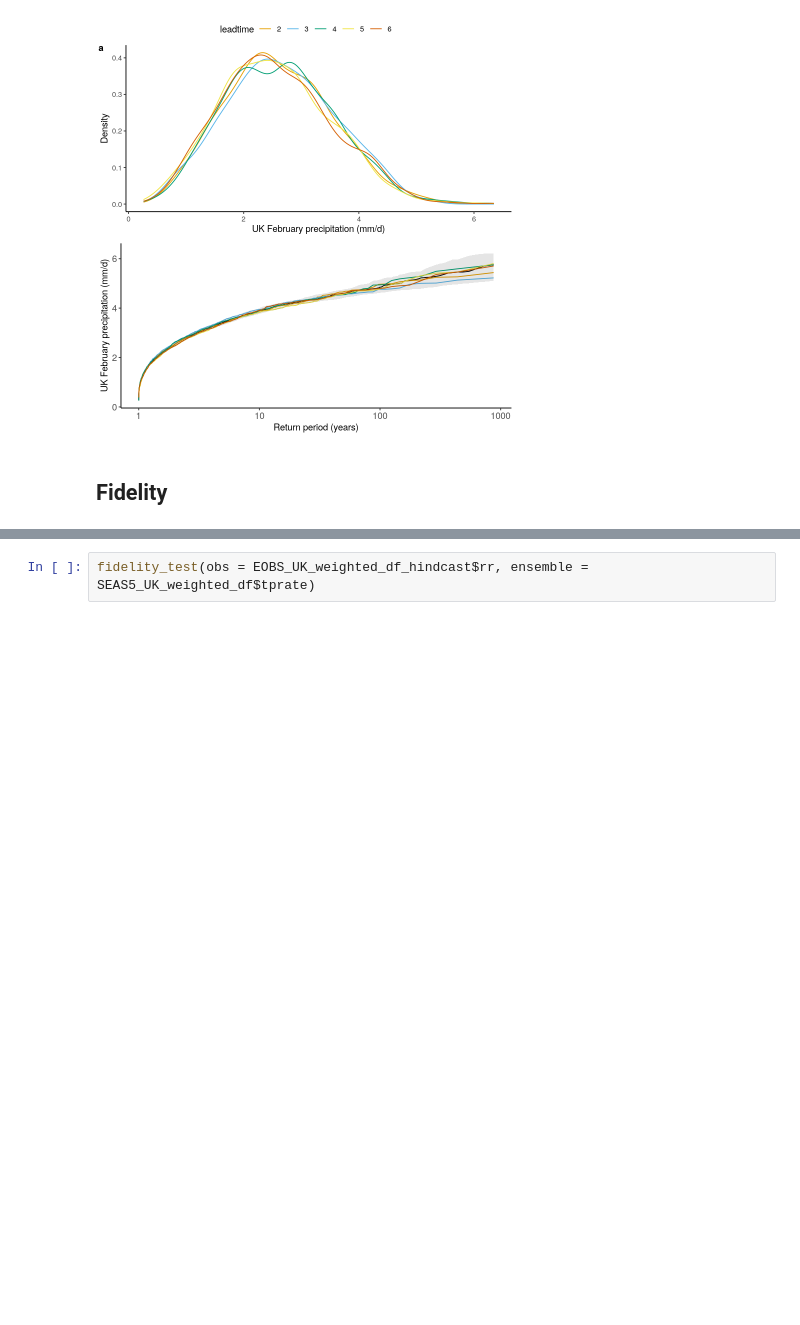
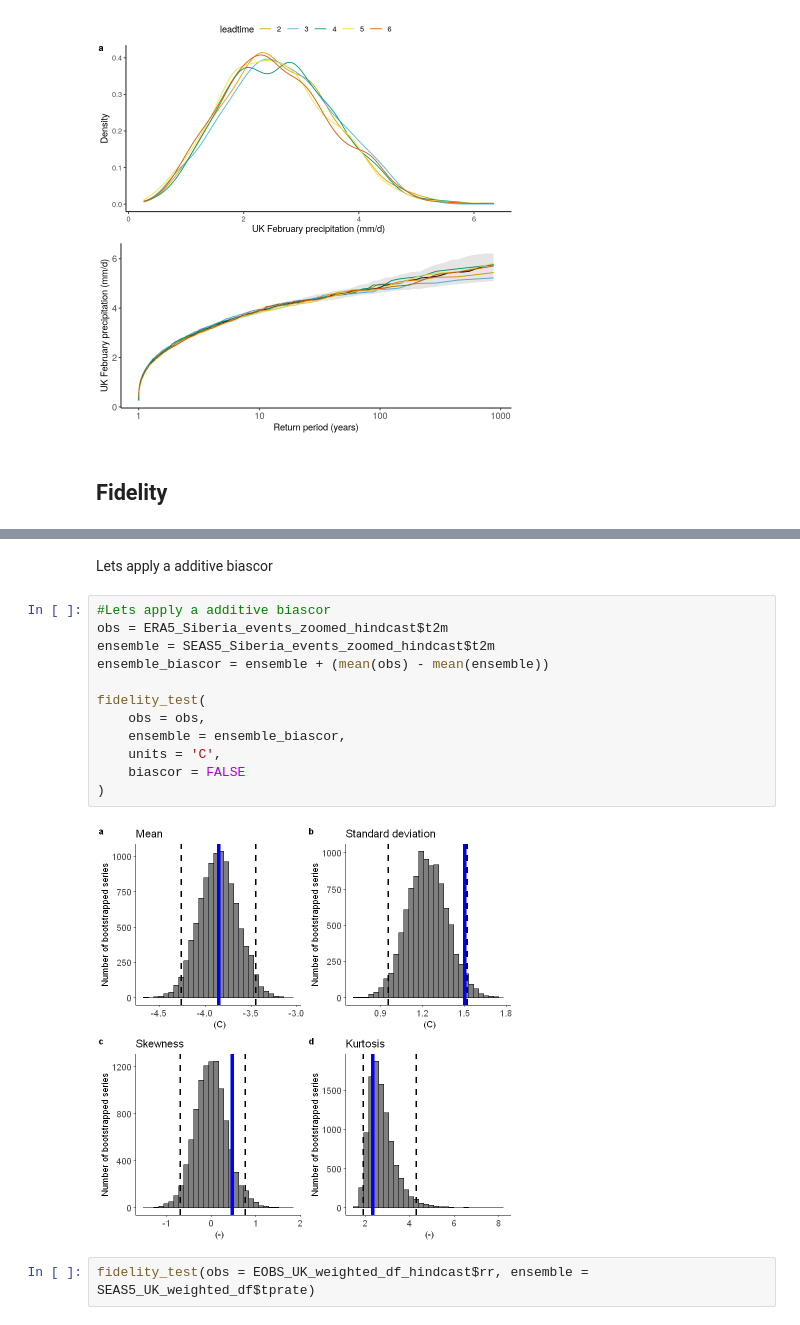
Before and after one commit to ECMWFCode4Earth/UNSEEN-open, a Jupyter notebook: doc/Notebooks/3.Evaluate/3.Evaluate.ipynb, the cells around one changed output, grey strips where cells are left out. Drawn from its saved outputs; the diff is of its cells as text; blank space fills up the shorter version.

```diff
--- a/doc/Notebooks/3.Evaluate/3.Evaluate.ipynb
+++ b/doc/Notebooks/3.Evaluate/3.Evaluate.ipynb
@@ -234,3 +234,19 @@ fidelity_test(
+# %% [markdown]
+Lets apply a additive biascor
+# %%
+#Lets apply a additive biascor
+obs = ERA5_Siberia_events_zoomed_hindcast$t2m
+ensemble = SEAS5_Siberia_events_zoomed_hindcast$t2m
+ensemble_biascor = ensemble + (mean(obs) - mean(ensemble))
+
+fidelity_test(
+    obs = obs,
+    ensemble = ensemble_biascor,
+    units = 'C',
+    biascor = FALSE
+)
+# %% [output]
+[figure, added]
 # %%
 fidelity_test(obs = EOBS_UK_weighted_df_hindcast$rr, ensemble = SEAS5_UK_weighted_df$tprate)
 # %% [output]
```
Also changed, not shown: parts of 6 cells of this notebook.
